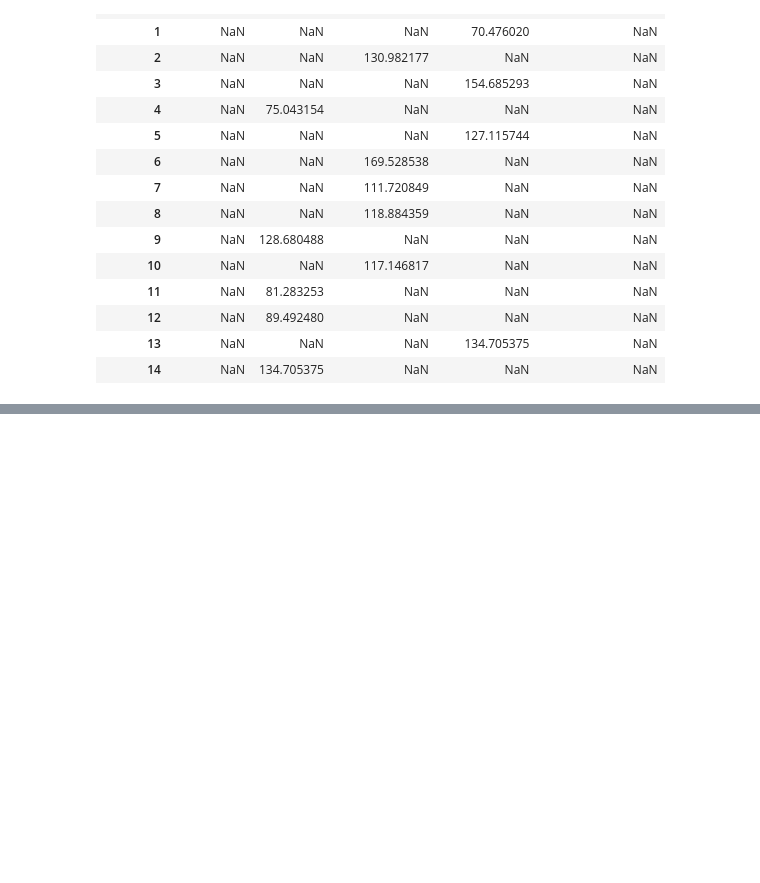
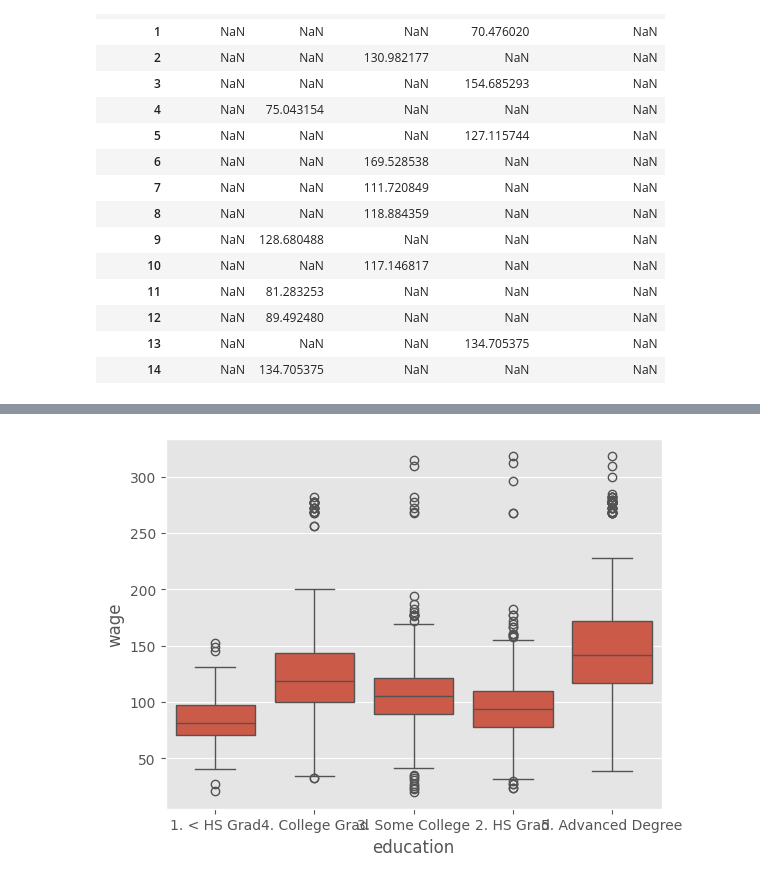
Before and after one commit to AzlinRusnan/Machine-Learning, a Jupyter notebook: Introduction_to_Machine_Learning.ipynb, the cells around one changed output, grey strips where cells are left out. Cells and saved outputs as stored; diff of their text form; code cells hidden in the pictures; blank space fills up the shorter version.

```diff
--- a/Introduction_to_Machine_Learning.ipynb
+++ b/Introduction_to_Machine_Learning.ipynb
@@ -112,0 +145,4 @@ df_edu.head(15)
+# %%
+sns.boxplot(x='education', y='wage', data=df_wage);
+# %% [output]
+[figure, added]
```
Also changed, not shown: parts of 32 cells of this notebook.
